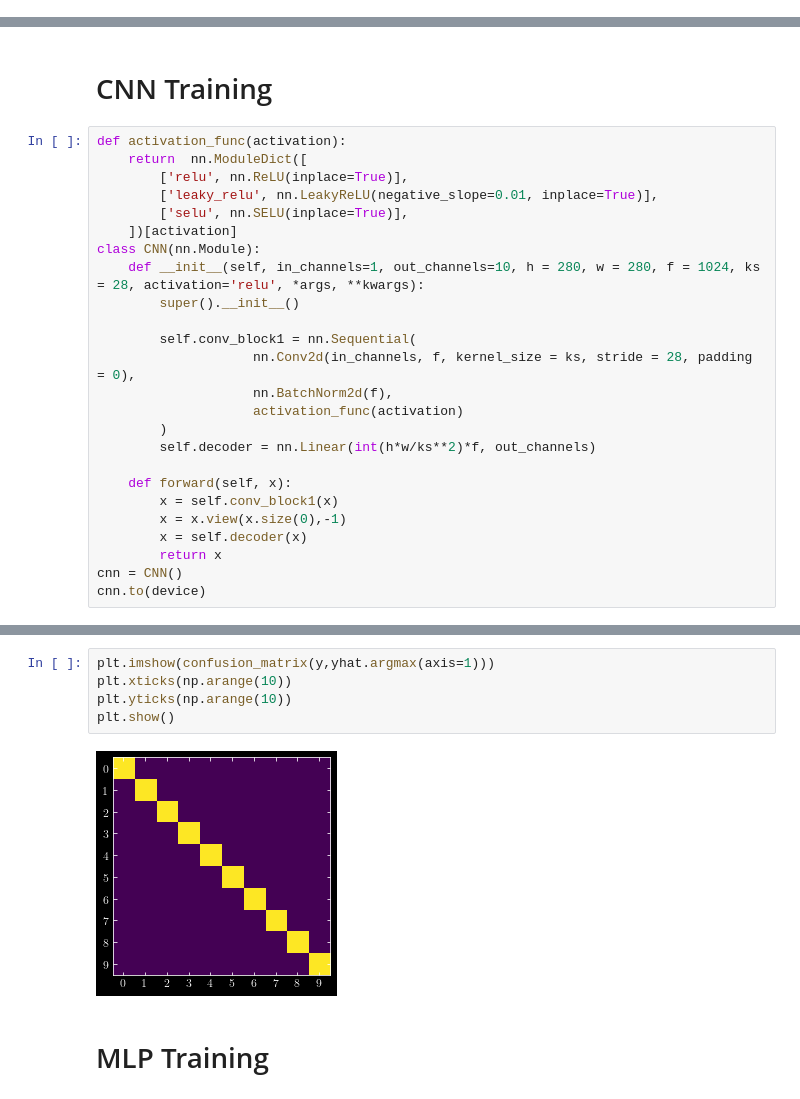
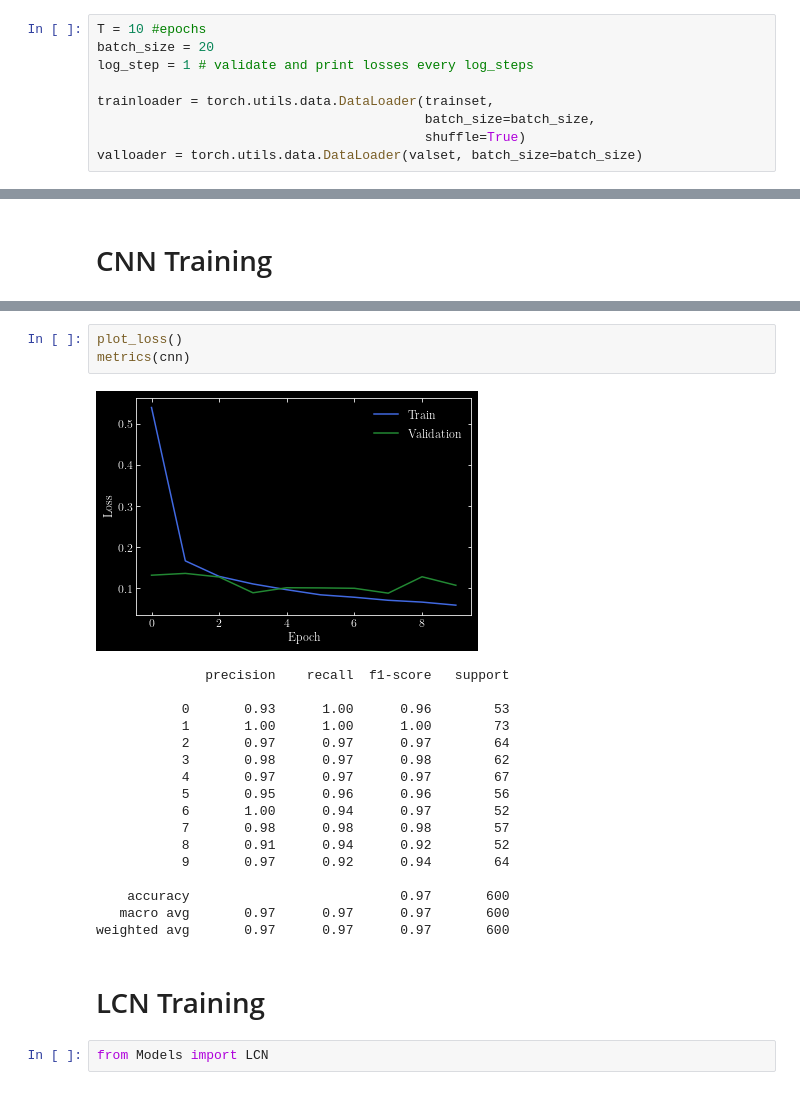
Before and after one commit to okitouni/Learning-symmetries, a Jupyter notebook: MNISTdata.ipynb, the cells around one changed output, grey strips where cells are left out. Drawn from its saved outputs; the diff is of its cells as text.

```diff
--- a/MNISTdata.ipynb
+++ b/MNISTdata.ipynb
@@ -71,0 +83,9 @@ criterion = torch.nn.CrossEntropyLoss()
+# %%
+T = 10 #epochs
+batch_size = 20
+log_step = 1 # validate and print losses every log_steps
+
+trainloader = torch.utils.data.DataLoader(trainset,
+                                          batch_size=batch_size,
+                                          shuffle=True)
+valloader = torch.utils.data.DataLoader(valset, batch_size=batch_size)
@@ -72,27 +132,2 @@ criterion = torch.nn.CrossEntropyLoss()
 # %% [markdown]
 #  CNN Training
-# %%
-def activation_func(activation):
-    return  nn.ModuleDict([
-        ['relu', nn.ReLU(inplace=True)],
-        ['leaky_relu', nn.LeakyReLU(negative_slope=0.01, inplace=True)],
-        ['selu', nn.SELU(inplace=True)],
-    ])[activation]
-class CNN(nn.Module):
-    def __init__(self, in_channels=1, out_channels=10, h = 280, w = 280, f = 1024, ks = 28, activation='relu', *args, **kwargs):
-        super().__init__()
-
-        self.conv_block1 = nn.Sequential(
-                    nn.Conv2d(in_channels, f, kernel_size = ks, stride = 28, padding = 0),
-                    nn.BatchNorm2d(f),
-                    activation_func(activation)
-        )
-        self.decoder = nn.Linear(int(h*w/ks**2)*f, out_channels)
-
-    def forward(self, x):
-        x = self.conv_block1(x)
-        x = x.view(x.size(0),-1)
-        x = self.decoder(x)
-        return x
-cnn = CNN()
-cnn.to(device)
@@ -195,9 +173,25 @@ weighted avg       1.00      1.00      1.00      1000
-# %%
-plt.imshow(confusion_matrix(y,yhat.argmax(axis=1)))
-plt.xticks(np.arange(10))
-plt.yticks(np.arange(10))
-plt.show()
-# %% [output]
-[figure, removed]
+# %%
+plot_loss()
+metrics(cnn)
+# %% [output]
+[figure, added]
+              precision    recall  f1-score   support
+
+           0       0.93      1.00      0.96        53
+           1       1.00      1.00      1.00        73
+           2       0.97      0.97      0.97        64
+           3       0.98      0.97      0.98        62
+           4       0.97      0.97      0.97        67
+           5       0.95      0.96      0.96        56
+           6       1.00      0.94      0.97        52
+           7       0.98      0.98      0.98        57
+           8       0.91      0.94      0.92        52
+           9       0.97      0.92      0.94        64
+
+    accuracy                           0.97       600
+   macro avg       0.97      0.97      0.97       600
+weighted avg       0.97      0.97      0.97       600
 # %% [markdown]
-# MLP Training
+# LCN Training
+# %%
+from Models import LCN
```
Also changed, not shown: parts of 26 cells of this notebook.
